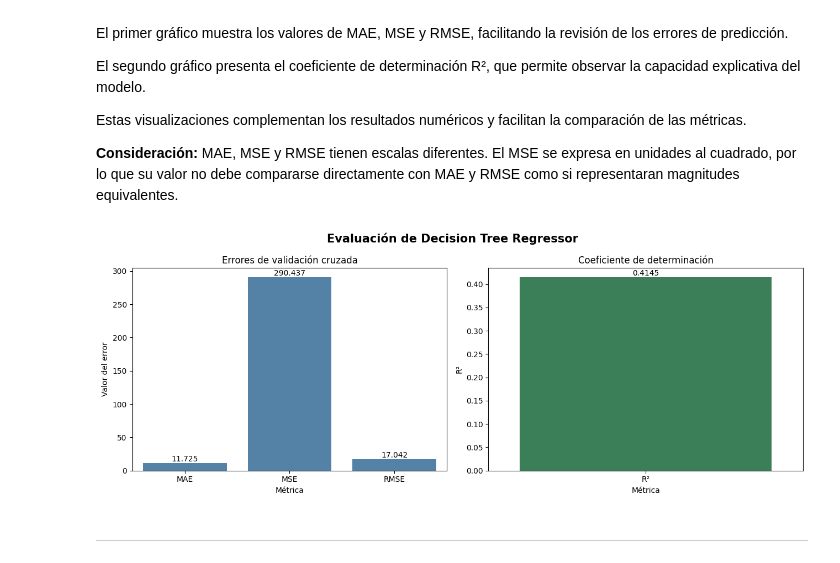
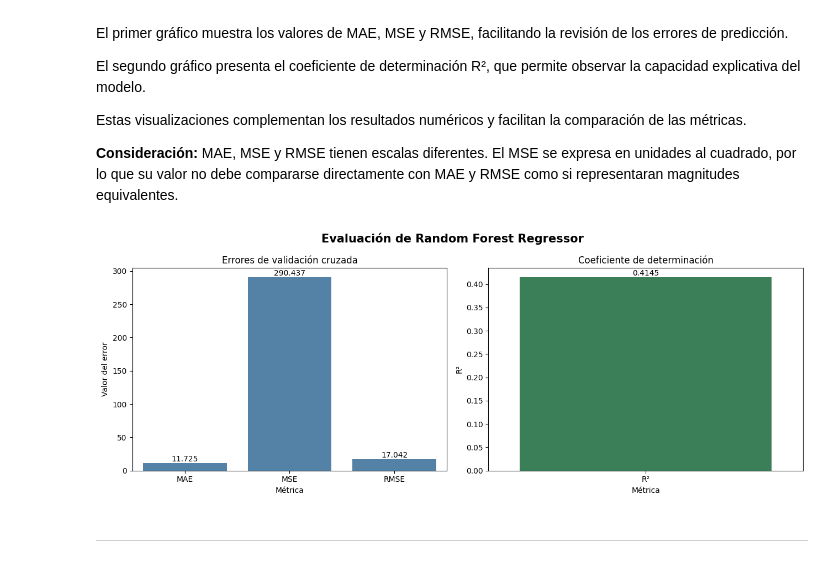
Before and after one commit to 0Trickster/Project-MLY-1, a Jupyter notebook: notebooks/modelos_supervisados/regresión/14_Random_Forest_regressor.ipynb, the cells around one changed output. Saved outputs shown, nothing was run; the diff lists cells and outputs as text; code cells hidden in the pictures.

```diff
--- a/notebooks/modelos_supervisados/regresión/14_Random_Forest_regressor.ipynb
+++ b/notebooks/modelos_supervisados/regresión/14_Random_Forest_regressor.ipynb
@@ -241,35 +241,35 @@ sns.barplot(
 
 axes[0].set_title("Errores de validación cruzada")
 axes[0].set_xlabel("Métrica")
 axes[0].set_ylabel("Valor del error")
 
 for container in axes[0].containers:
     axes[0].bar_label(container, fmt="%.3f")
 
 sns.barplot(
     x=["R²"],
     y=[resultados_arbol["R2"]],
     ax=axes[1],
     color="seagreen"
 )
 
 axes[1].set_title("Coeficiente de determinación")
 axes[1].set_xlabel("Métrica")
 axes[1].set_ylabel("R²")
 
 for container in axes[1].containers:
     axes[1].bar_label(container, fmt="%.4f")
 
 plt.suptitle(
-    "Evaluación de Decision Tree Regressor",
+    "Evaluación de Random Forest Regressor",
     fontsize=15,
     fontweight="bold"
 )
 
 plt.tight_layout()
 plt.show()
 # %% [output]
-[figure, old version]
+[figure, new version]
 # %% [markdown]
 ---
 # %% [markdown]
```
Also changed, not shown: parts of 2 cells of this notebook, 6 other files.
